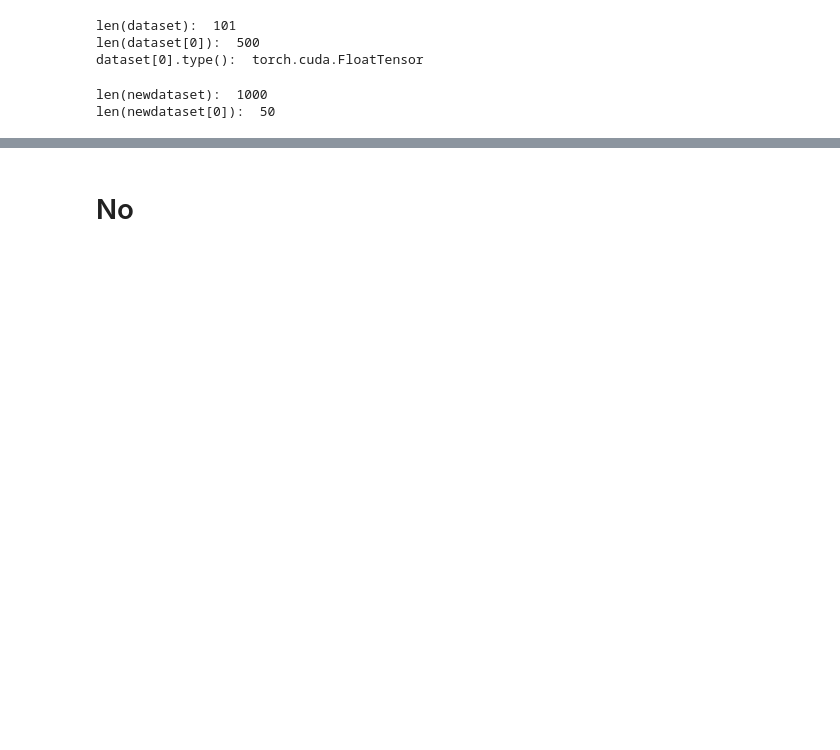
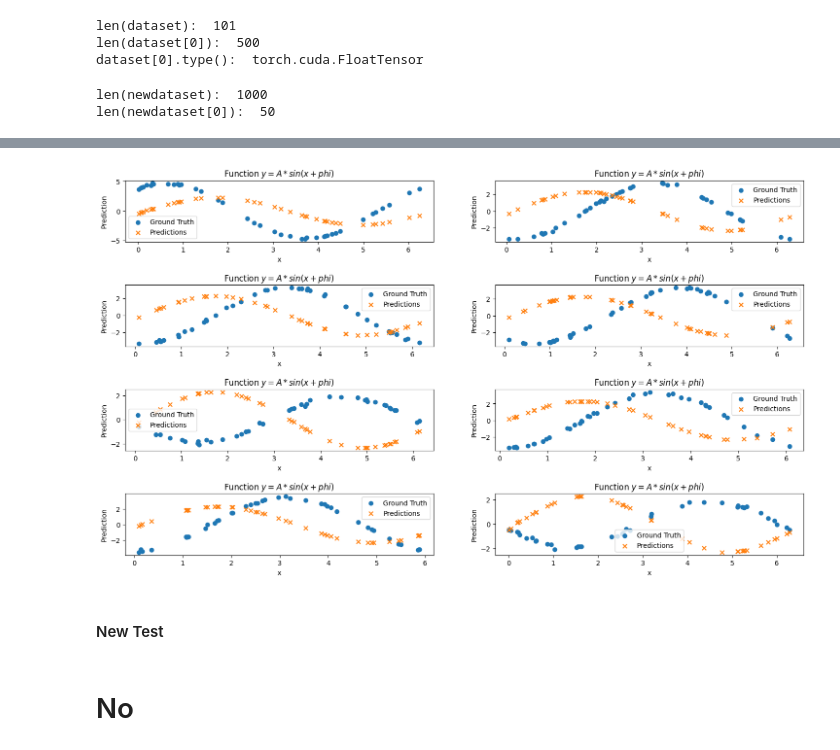
Before and after one commit to DhairyaShah981/cnaps-analysis, a Jupyter notebook: _2_autoregressive/cnaps_regression.ipynb, the cells around one changed output, grey strips where cells are left out. Cells and saved outputs as stored; diff of their text form; code cells hidden in the pictures; blank space fills up the shorter version.

```diff
--- a/_2_autoregressive/cnaps_regression.ipynb
+++ b/_2_autoregressive/cnaps_regression.ipynb
@@ -356,7 +362,7 @@ random.shuffle(test_dataset)
 # Hyperparameters
 input_size = 1  # One input feature
 learning_rate_base_model = 0.01
-num_epochs_base_model = 2
+num_epochs_base_model = 200
 split_ratio_base_model = 0.8    # for training and validation of base model
 
 # Initialize the MLP regression baseModel
@@ -418,7 +422,7 @@ plt.show()
 
 # Hyperparameters
 learning_rate_adaptive_network = 0.001
-num_epochs_adaptive_network = 2
+num_epochs_adaptive_network = 200
 
 # Initialize the MLP regression baseModel
 adaptiveMLPRegModel = adaptiveMLPRegressor(input_size, hidden_size)
@@ -538,3 +608,43 @@ for i in range(8):
+# %%
+predictions_y = []
+input_x = []
+value_y = []
+# Make predictions
+with torch.no_grad():
+    for test_task in test_dataset:
+        context_test = test_task[:context_size]
+        target_x_test = test_task[context_size:, 0].unsqueeze(1)
+        target_y_test = test_task[context_size:, 1].unsqueeze(1)
+        # gamma_beta_dict = adaptiveNetwork.forward(context_test[:, 0], context_test[:, 1])
+        # predictions = adaptiveMLPRegModel(target_x, gamma_beta_dict)
+        x_context_test = context_test[:, 0].unsqueeze(1)
+        y_context_test = context_test[:, 1].unsqueeze(1)
+        predictions = baseModel(target_x_test)
+        # context = test_task[:context_size]
+        # target_x = test_task[context_size:, 0].unsqueeze(1)
+        # target_y = test_task[context_size:, 1].unsqueeze(1)
+        # gamma_beta_dict = adaptiveNetwork.forward(context[:, 0], context[:, 1])
+        input_x.append(target_x_test)
+        value_y.append(target_y_test)
+        # predictions = adaptiveMLPRegModel(target_x, gamma_beta_dict)
+        predictions_y.append(predictions)
+# %%
+plt.figure(figsize=(18, 10))
+plt.subplots_adjust(hspace=0.7)
+# plt.subplots_adjust(hspace=0.5)
+
+for i in range(8):
+    plt.subplot(4,2, i+1)
+    plt.scatter(input_x[i*10].cpu(), value_y[i*10].cpu(), marker='o', label='Ground Truth')
+    plt.scatter(input_x[i*10].cpu(), predictions_y[i*10].cpu(), marker='x', label='Predictions')
+    plt.xlabel('x')
+    plt.ylabel('Prediction')
+    plt.title('Function $y = A*sin(x + phi)$'.format(i))
+    plt.legend()
+# %% [output]
+[figure, added]
+# %% [markdown]
+#### New Test
 # %% [markdown]
 # No
 # %%
```
Also changed, not shown: parts of 12 cells of this notebook, 53 other files.
